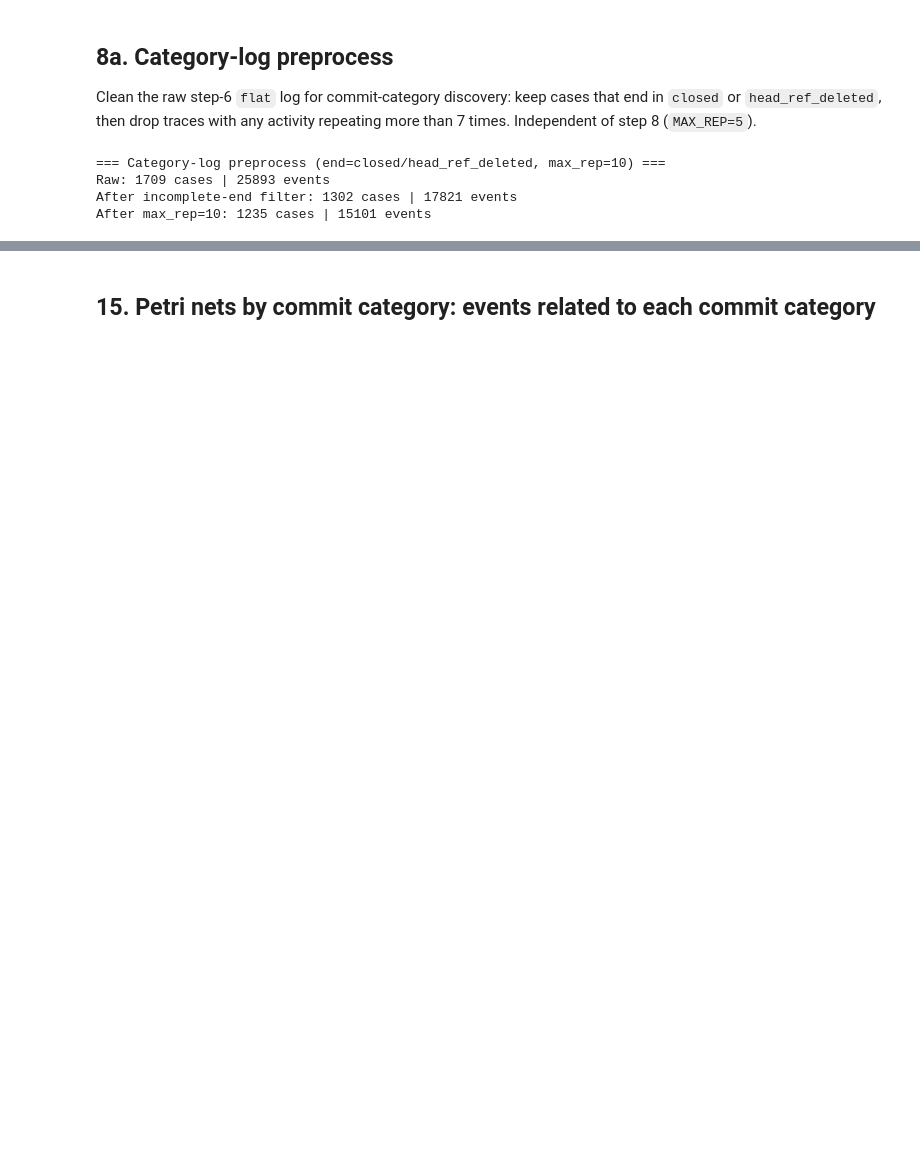
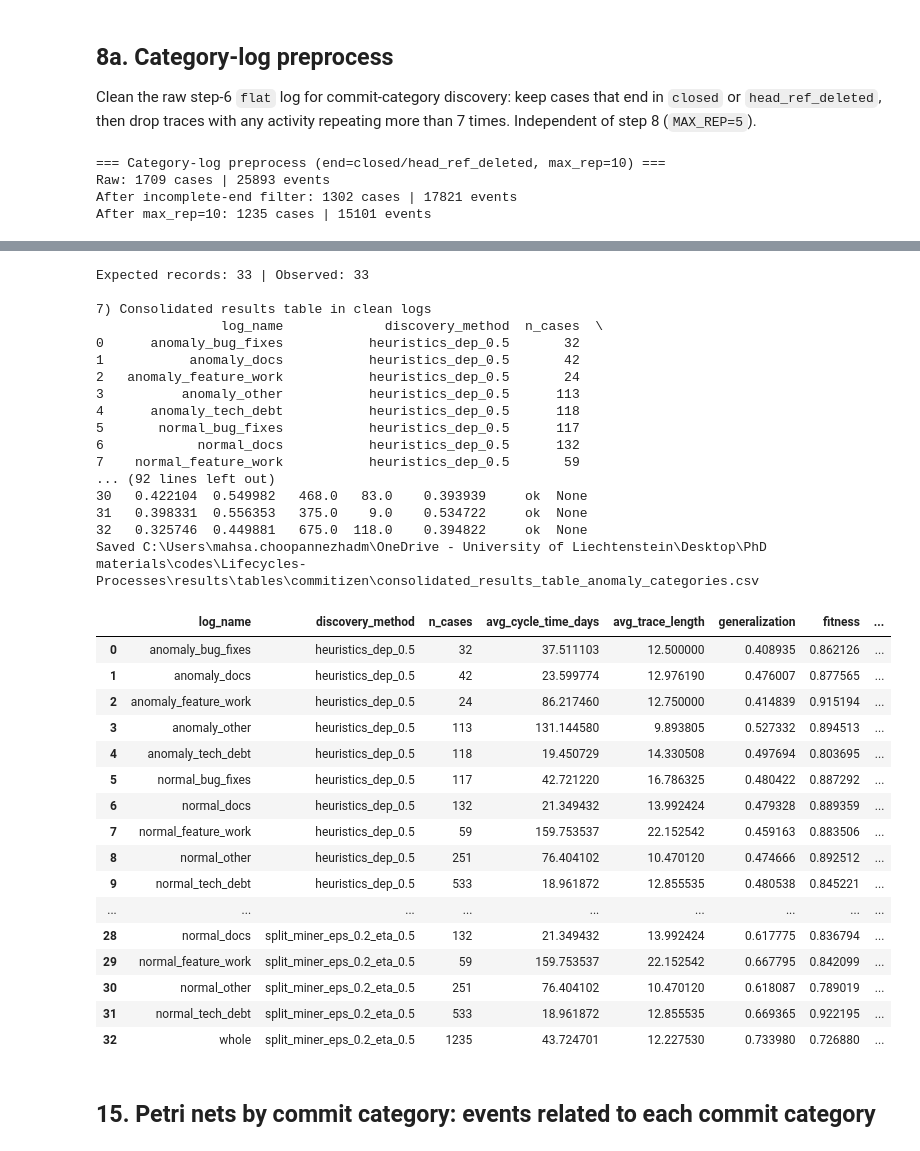
Before and after one commit to MahsaChoop/Lifecycle-Processes, a Jupyter notebook: main.ipynb, the cells around one changed output, grey strips where cells are left out. Saved outputs shown, nothing was run; the diff lists cells and outputs as text; code cells hidden in the pictures; blank space fills up the shorter version.

```diff
--- a/main.ipynb
+++ b/main.ipynb
@@ -230,0 +235,21 @@ Saved C:\Users\mahsa.choopannezhadm\OneDrive - University of Liechtenstein\Deskt
+# %%
+from functions.ocel_flatten import split_flat_by_anomaly_object_ids
+from functions.discovery import evaluate_clean_logs, select_miners
+
+anomaly_log_df, normal_log_df = split_flat_by_anomaly_object_ids(
+    flat_df_category_clean, anomaly_object_ids
+)
+
+anomaly_normal_log_groups_df = {
+    "anomaly": anomaly_log_df,
+    "normal": normal_log_df,
+    "whole": flat_df_category_clean,
+}
+
+consolidated_results_table_anomaly_normal, _, _ = evaluate_clean_logs(
+    anomaly_normal_log_groups_df,
+    cfg,
+    miners=select_miners(DISCOVERY_MINERS),
+    out_filename="consolidated_results_table_anomaly_normal.csv",
+)
+consolidated_results_table_anomaly_normal
@@ -231,3 +288,59 @@ Saved C:\Users\mahsa.choopannezhadm\OneDrive - University of Liechtenstein\Deskt
+# %%
+from functions.discovery import evaluate_clean_logs, select_miners
+
+anomaly_ids = set(anomaly_log_df["case:concept:name"].astype(str))
+normal_ids = set(normal_log_df["case:concept:name"].astype(str))
+
+anomaly_category_log_groups_df = {
+    **{f"anomaly_{name}": df[df["case:concept:name"].astype(str).isin(anomaly_ids)].copy()
+       for name, df in category_logs.items()},
+    **{f"normal_{name}": df[df["case:concept:name"].astype(str).isin(normal_ids)].copy()
+       for name, df in category_logs.items()},
+    "whole": flat_df_category_clean,
+}
+
+consolidated_results_table_anomaly_categories, _, _ = evaluate_clean_logs(
+    anomaly_category_log_groups_df,
+    cfg,
+    miners=select_miners(DISCOVERY_MINERS),
+    out_filename="consolidated_results_table_anomaly_categories.csv",
+)
+consolidated_results_table_anomaly_categories
+# %% [output]
+Expected records: 33 | Observed: 33
+
+7) Consolidated results table in clean logs
+                log_name             discovery_method  n_cases  \
+0      anomaly_bug_fixes           heuristics_dep_0.5       32
+1           anomaly_docs           heuristics_dep_0.5       42
+2   anomaly_feature_work           heuristics_dep_0.5       24
+3          anomaly_other           heuristics_dep_0.5      113
+4      anomaly_tech_debt           heuristics_dep_0.5      118
+5       normal_bug_fixes           heuristics_dep_0.5      117
+6            normal_docs           heuristics_dep_0.5      132
+7    normal_feature_work           heuristics_dep_0.5       59
+... (92 lines left out)
+30   0.422104  0.549982   468.0   83.0    0.393939     ok  None
+31   0.398331  0.556353   375.0    9.0    0.534722     ok  None
+32   0.325746  0.449881   675.0  118.0    0.394822     ok  None
+Saved C:\Users\mahsa.choopannezhadm\OneDrive - University of Liechtenstein\Desktop\PhD materials\codes\Lifecycles-Processes\results\tables\commitizen\consolidated_results_table_anomaly_categories.csv
+|  | log_name | discovery_method | n_cases | avg_cycle_time_days | avg_trace_length | generalization | fitness | ... |
+| 0 | anomaly_bug_fixes | heuristics_dep_0.5 | 32 | 37.511103 | 12.500000 | 0.408935 | 0.862126 | ... |
+| 1 | anomaly_docs | heuristics_dep_0.5 | 42 | 23.599774 | 12.976190 | 0.476007 | 0.877565 | ... |
+| 2 | anomaly_feature_work | heuristics_dep_0.5 | 24 | 86.217460 | 12.750000 | 0.414839 | 0.915194 | ... |
+| 3 | anomaly_other | heuristics_dep_0.5 | 113 | 131.144580 | 9.893805 | 0.527332 | 0.894513 | ... |
+| 4 | anomaly_tech_debt | heuristics_dep_0.5 | 118 | 19.450729 | 14.330508 | 0.497694 | 0.803695 | ... |
+| 5 | normal_bug_fixes | heuristics_dep_0.5 | 117 | 42.721220 | 16.786325 | 0.480422 | 0.887292 | ... |
+| 6 | normal_docs | heuristics_dep_0.5 | 132 | 21.349432 | 13.992424 | 0.479328 | 0.889359 | ... |
+| 7 | normal_feature_work | heuristics_dep_0.5 | 59 | 159.753537 | 22.152542 | 0.459163 | 0.883506 | ... |
+| 8 | normal_other | heuristics_dep_0.5 | 251 | 76.404102 | 10.470120 | 0.474666 | 0.892512 | ... |
+| 9 | normal_tech_debt | heuristics_dep_0.5 | 533 | 18.961872 | 12.855535 | 0.480538 | 0.845221 | ... |
+| ... | ... | ... | ... | ... | ... | ... | ... | ... |
+| 28 | normal_docs | split_miner_eps_0.2_eta_0.5 | 132 | 21.349432 | 13.992424 | 0.617775 | 0.836794 | ... |
+| 29 | normal_feature_work | split_miner_eps_0.2_eta_0.5 | 59 | 159.753537 | 22.152542 | 0.667795 | 0.842099 | ... |
+| 30 | normal_other | split_miner_eps_0.2_eta_0.5 | 251 | 76.404102 | 10.470120 | 0.618087 | 0.789019 | ... |
+| 31 | normal_tech_debt | split_miner_eps_0.2_eta_0.5 | 533 | 18.961872 | 12.855535 | 0.669365 | 0.922195 | ... |
+| 32 | whole | split_miner_eps_0.2_eta_0.5 | 1235 | 43.724701 | 12.227530 | 0.733980 | 0.726880 | ... |
 # %% [markdown]
 ## 15. Petri nets by commit category: events related to each commit category
 # %% [markdown]
```
Also changed, not shown: parts of 17 cells of this notebook, 22 other files.
